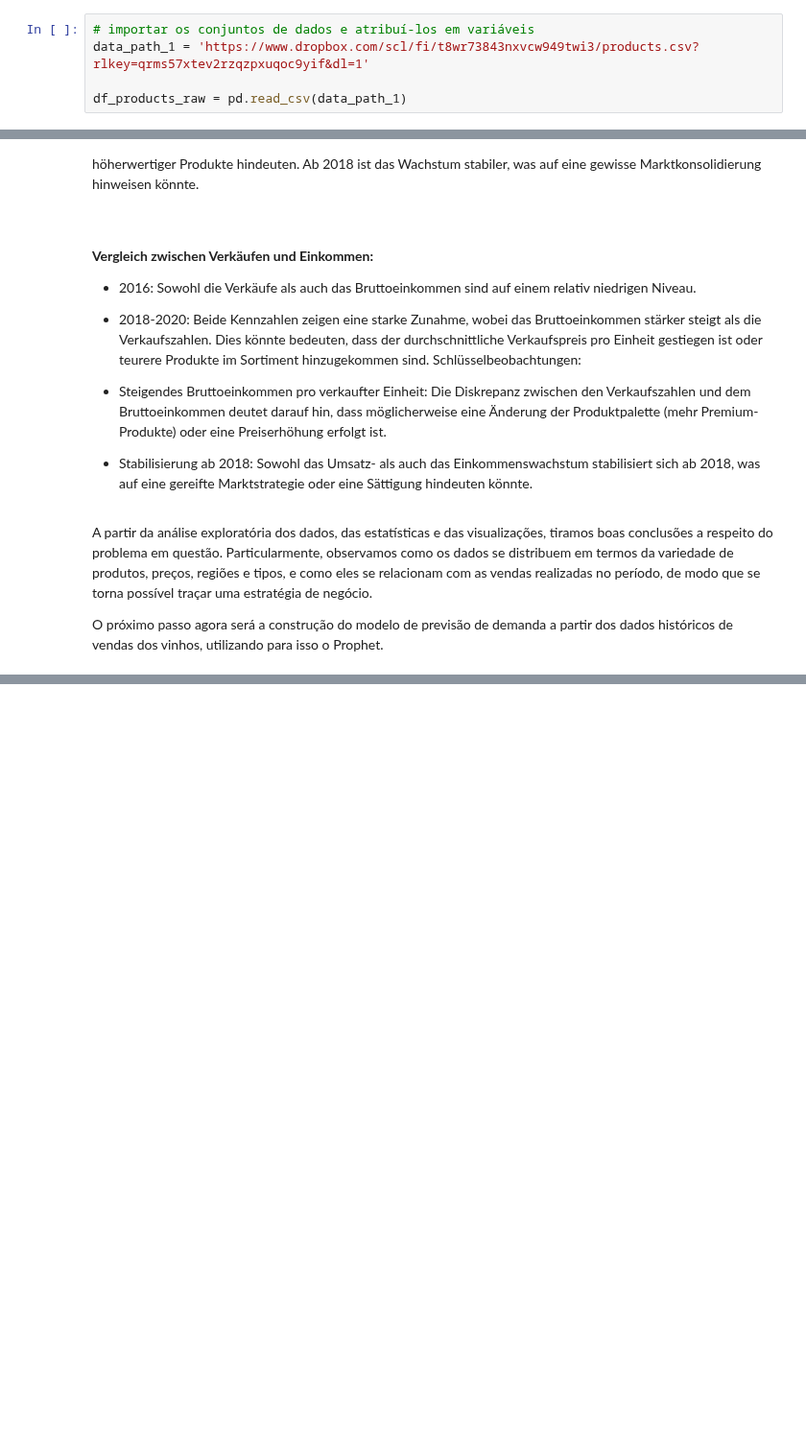
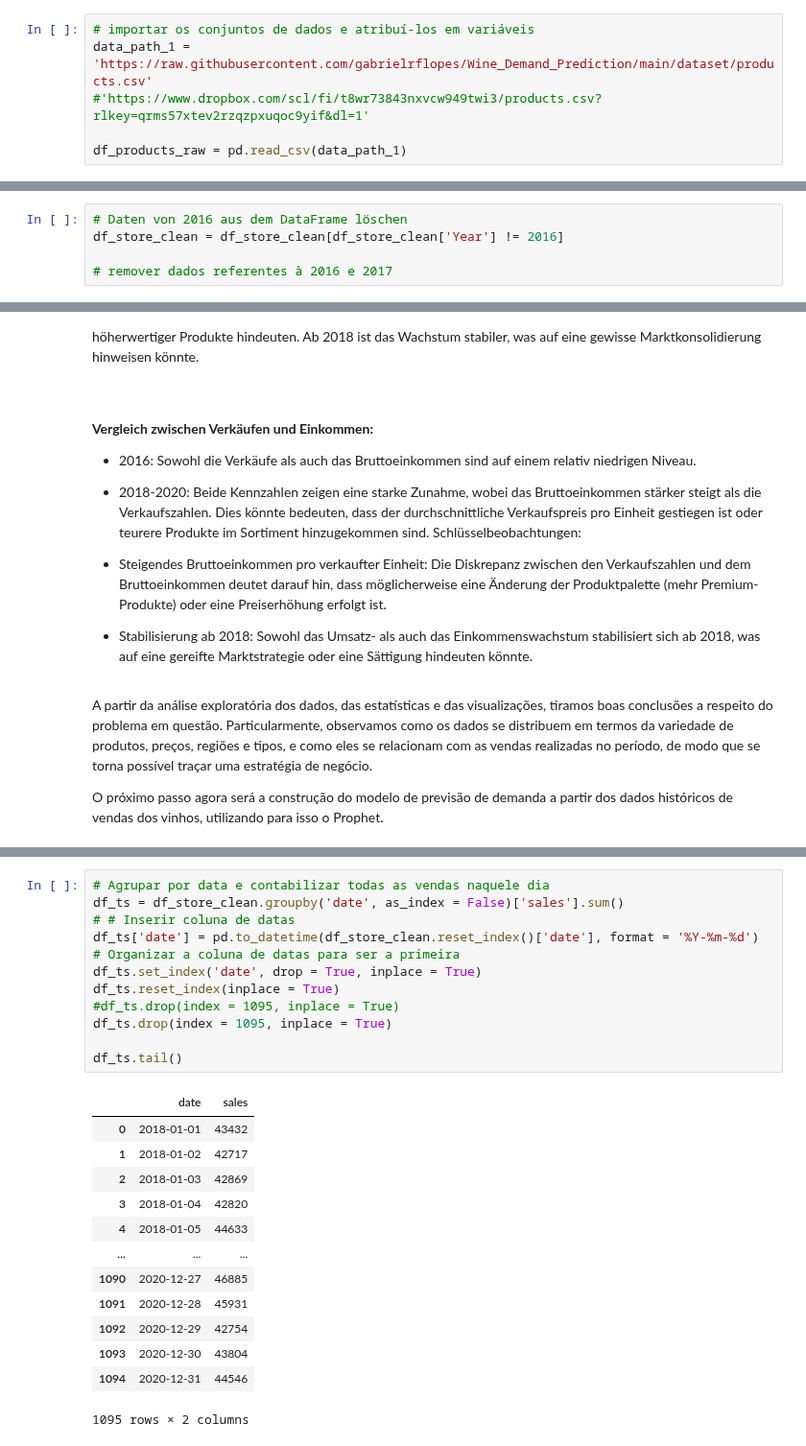
Before and after one commit to awildt01/Zeitreihenanalyse-zur-Nachfrageprognose., a Jupyter notebook: Zeitreihenanalyse_zur_Nachfrageprognose.ipynb, the cells around one changed output, grey strips where cells are left out. Shown at 96% size. Saved outputs shown, nothing was run; the diff lists cells and outputs as text; blank space fills up the shorter version.

```diff
--- a/Zeitreihenanalyse_zur_Nachfrageprognose.ipynb
+++ b/Zeitreihenanalyse_zur_Nachfrageprognose.ipynb
@@ -298,7 +298,8 @@ from matplotlib import rcParams
 plt.rcParams['font.family'] = 'sans-serif'
 # %%
 # importar os conjuntos de dados e atribuí-los em variáveis
-data_path_1 = 'https://www.dropbox.com/scl/fi/t8wr73843nxvcw949twi3/products.csv?rlkey=qrms57xtev2rzqzpxuqoc9yif&dl=1'
+data_path_1 = 'https://raw.githubusercontent.com/gabrielrflopes/Wine_Demand_Prediction/main/dataset/products.csv'
+#'https://www.dropbox.com/scl/fi/t8wr73843nxvcw949twi3/products.csv?rlkey=qrms57xtev2rzqzpxuqoc9yif&dl=1'
 
 df_products_raw = pd.read_csv(data_path_1)
 # %%
@@ -1686,6 +1687,11 @@ df_store_clean[df_store_clean['Year'] == 2016].count()
 | Day of Year | 149 |
 | Weekend | 149 |
 dtype: int64
+# %%
+# Daten von 2016 aus dem DataFrame löschen
+df_store_clean = df_store_clean[df_store_clean['Year'] != 2016]
+
+# remover dados referentes à 2016 e 2017
 # %% [markdown]
 ### **2.3 Aprofundando o Entendimento do Negócio: Relação entre os Atributos e as Vendas**
 **2.3 Vertiefung des Geschäftsverständnisses: Beziehung zwischen den Attributen und den Verkäufen**
@@ -2294,0 +2355,26 @@ O próximo passo agora será a construção do modelo de previsão de demanda a
+# %%
+# Agrupar por data e contabilizar todas as vendas naquele dia
+df_ts = df_store_clean.groupby('date', as_index = False)['sales'].sum()
+# # Inserir coluna de datas
+df_ts['date'] = pd.to_datetime(df_store_clean.reset_index()['date'], format = '%Y-%m-%d')
+# Organizar a coluna de datas para ser a primeira
+df_ts.set_index('date', drop = True, inplace = True)
+df_ts.reset_index(inplace = True)
+#df_ts.drop(index = 1095, inplace = True)
+df_ts.drop(index = 1095, inplace = True)
+
+df_ts.tail()
+# %% [output]
+|  | date | sales |
+| 0 | 2018-01-01 | 43432 |
+| 1 | 2018-01-02 | 42717 |
+| 2 | 2018-01-03 | 42869 |
+| 3 | 2018-01-04 | 42820 |
+| 4 | 2018-01-05 | 44633 |
+| ... | ... | ... |
+| 1090 | 2020-12-27 | 46885 |
+| 1091 | 2020-12-28 | 45931 |
+| 1092 | 2020-12-29 | 42754 |
+| 1093 | 2020-12-30 | 43804 |
+| 1094 | 2020-12-31 | 44546 |
+1095 rows × 2 columns
```
Also changed, not shown: parts of 12 cells of this notebook.
